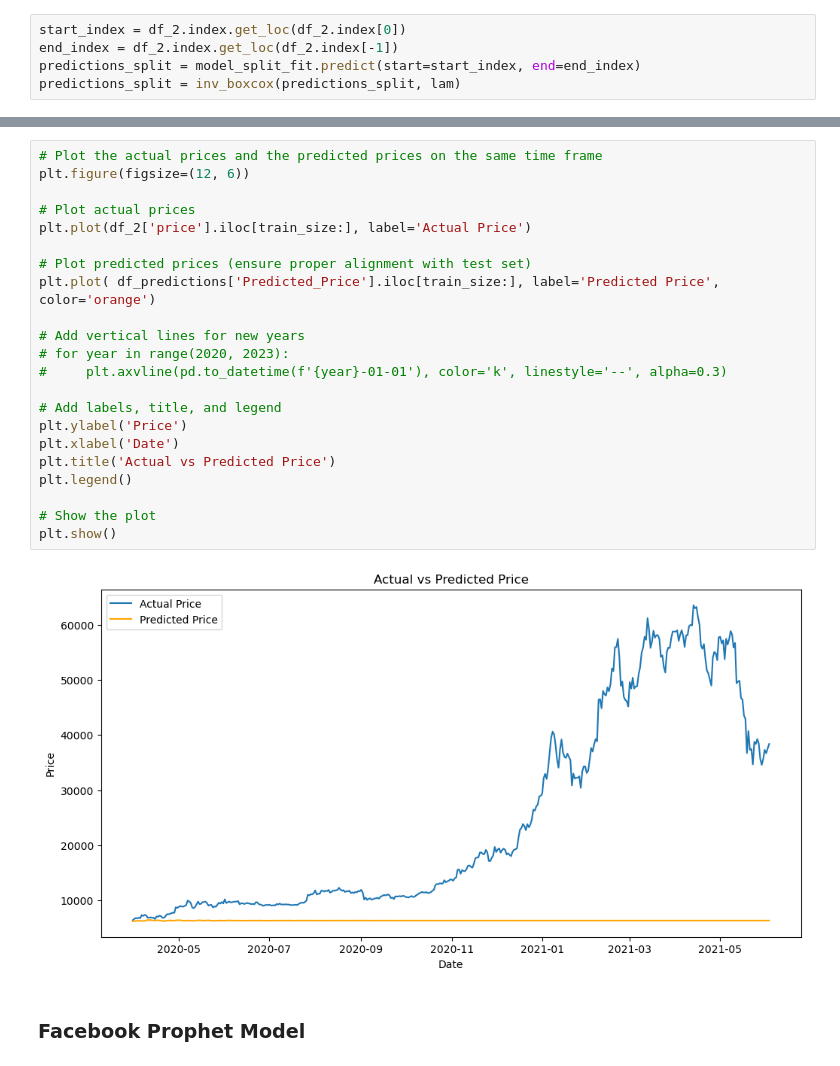
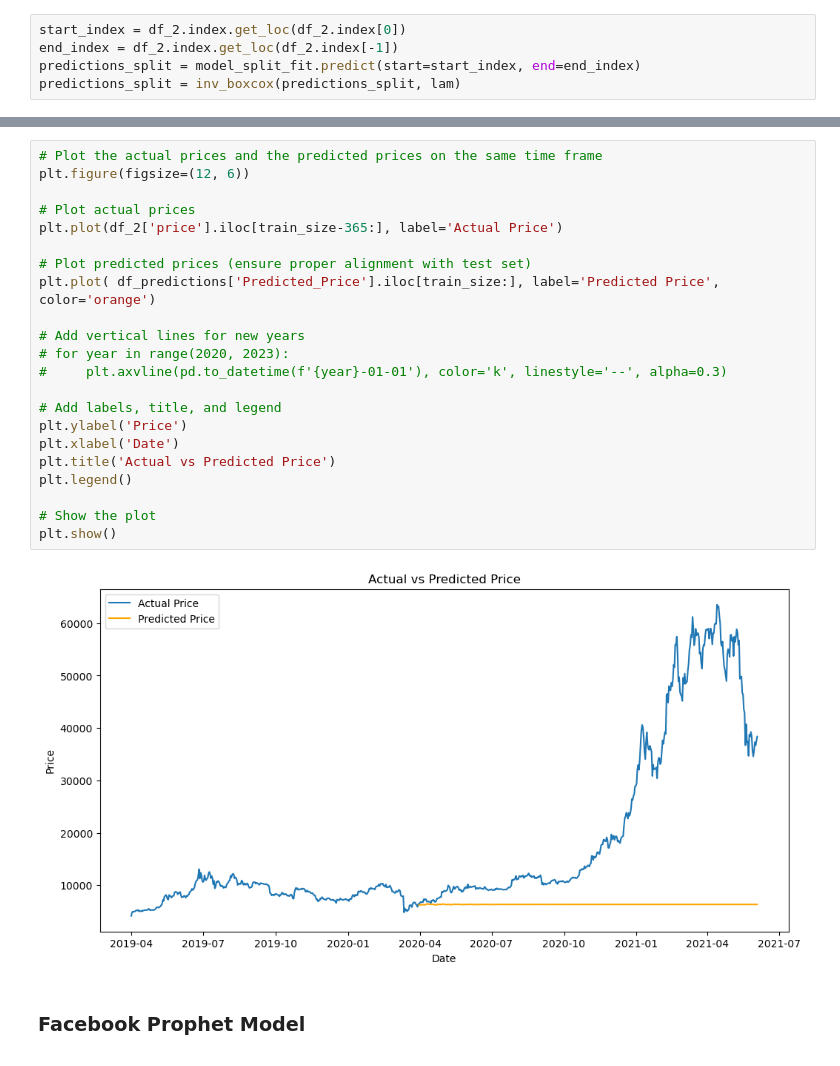
Before and after one commit to DoanNguyen2001/tap_bitcoin, a Jupyter notebook: sandesh_side.ipynb, the cells around one changed output, grey strips where cells are left out. Cells and saved outputs as stored; diff of their text form.

```diff
--- a/sandesh_side.ipynb
+++ b/sandesh_side.ipynb
@@ -655,27 +669,27 @@ df_predictions.sample()
 # %%
 # Plot the actual prices and the predicted prices on the same time frame
 plt.figure(figsize=(12, 6))
 
 # Plot actual prices
-plt.plot(df_2['price'].iloc[train_size:], label='Actual Price')
+plt.plot(df_2['price'].iloc[train_size-365:], label='Actual Price')
 
 # Plot predicted prices (ensure proper alignment with test set)
 plt.plot( df_predictions['Predicted_Price'].iloc[train_size:], label='Predicted Price', color='orange')
 
 # Add vertical lines for new years
 # for year in range(2020, 2023):
 #     plt.axvline(pd.to_datetime(f'{year}-01-01'), color='k', linestyle='--', alpha=0.3)
 
 # Add labels, title, and legend
 plt.ylabel('Price')
 plt.xlabel('Date')
 plt.title('Actual vs Predicted Price')
 plt.legend()
 
 # Show the plot
 plt.show()
 # %% [output]
-[figure, old version]
+[figure, new version]
 # %% [markdown]
 ### Facebook Prophet Model
 # %%
```
Also changed, not shown: parts of 15 cells of this notebook, 2 other files.
